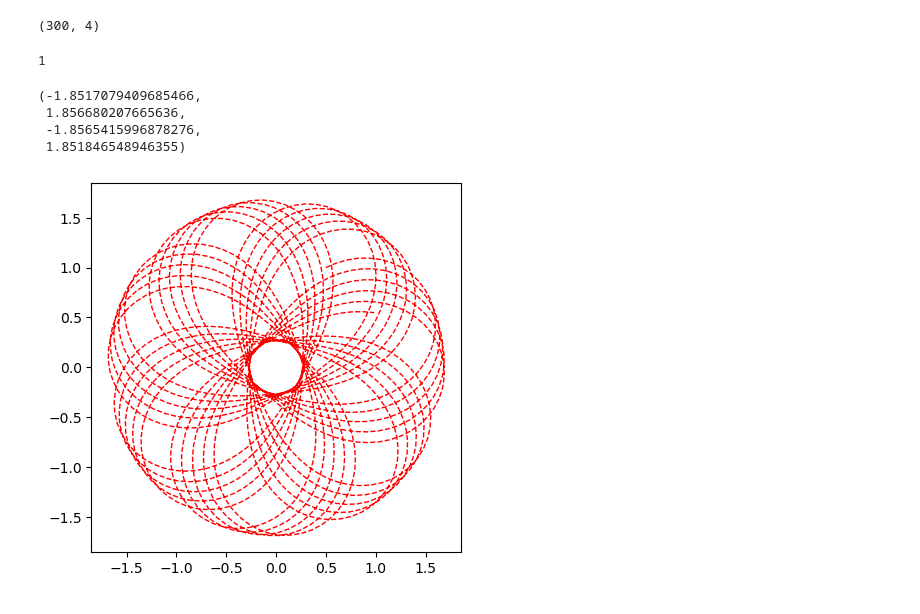
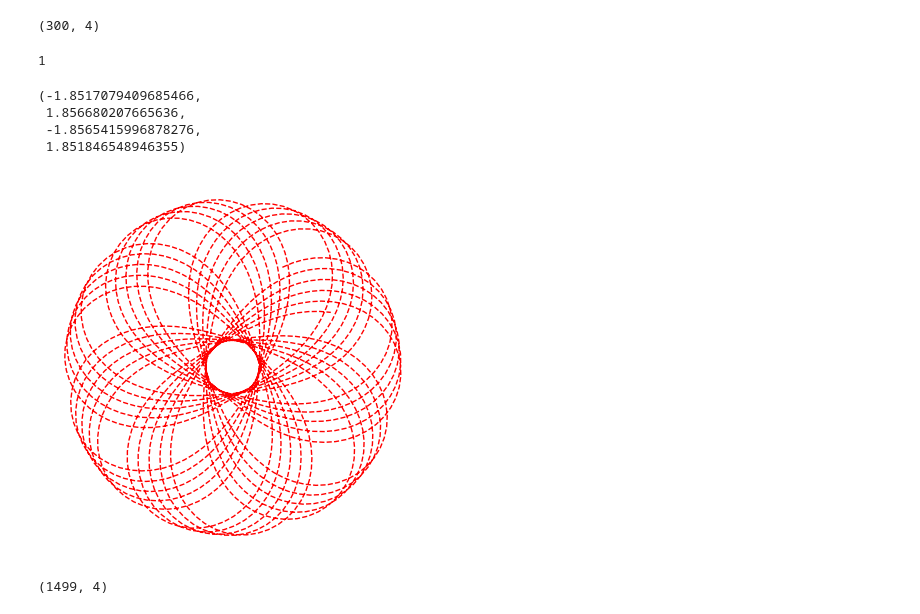
Before and after one commit to Xemin0/PINNproj, a Jupyter notebook: notebooks/FinalProj_SympNet.ipynb, the cells around one changed output. Cells and saved outputs as stored; diff of their text form; code cells hidden in the pictures.

```diff
--- a/notebooks/FinalProj_SympNet.ipynb
+++ b/notebooks/FinalProj_SympNet.ipynb
@@ -38,16 +38,17 @@ x.shape
 data_test.shape
 # %% [output]
 (300, 4)
-# %%
-data_test[0].ndim
-# %% [output]
-1
+# %%
+data_test[0].ndim
+# %% [output]
+1
 # %%
 plt.plot(x[:,0], x[:, 1], 'r--', linewidth = 1)
 plt.axis('square')
+plt.axis('off')
 # %% [output]
 (-1.8517079409685466,
  1.856680207665636,
  -1.8565415996878276,
  1.851846548946355)
-[figure, old version]
+[figure, new version]
@@ -102,6 +85,10 @@ Prepare Data by directly passing in the loaded data
 '''
 Ldata = LData([data_train[:-1], data_train[1:]],\
              [data_test[:-1], data_test[1:]])
+# %%
+Ldata.X_train_np.shape
+# %% [output]
+(1499, 4)
 # %%
 '''
 Symplectic-Neural-Networks SympNet - Lorentz
```
Also changed, not shown: parts of 5 cells of this notebook, 1 other file.
